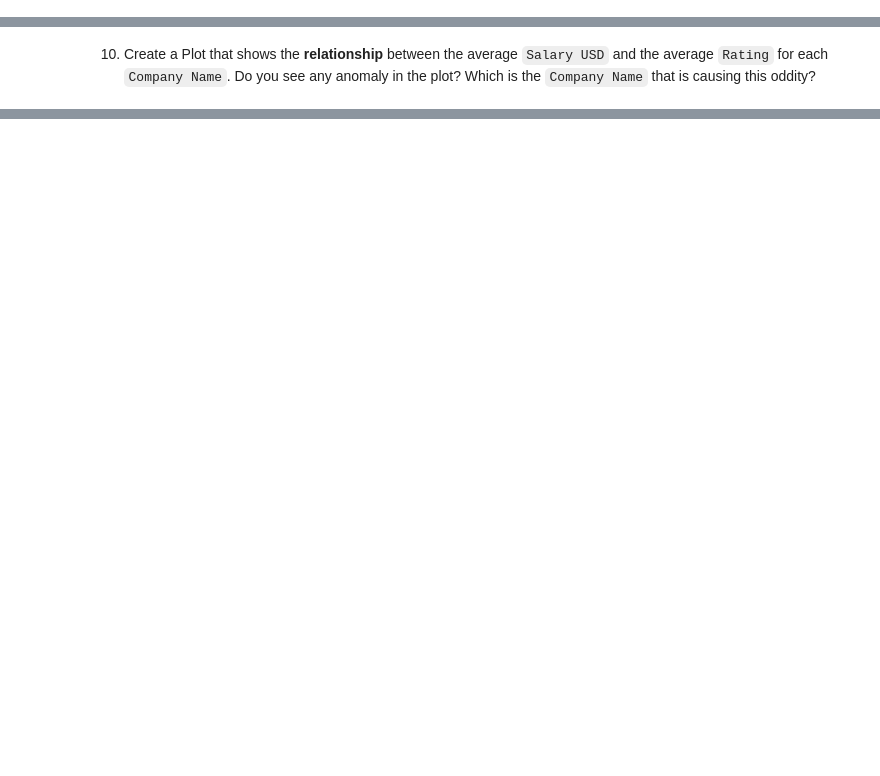
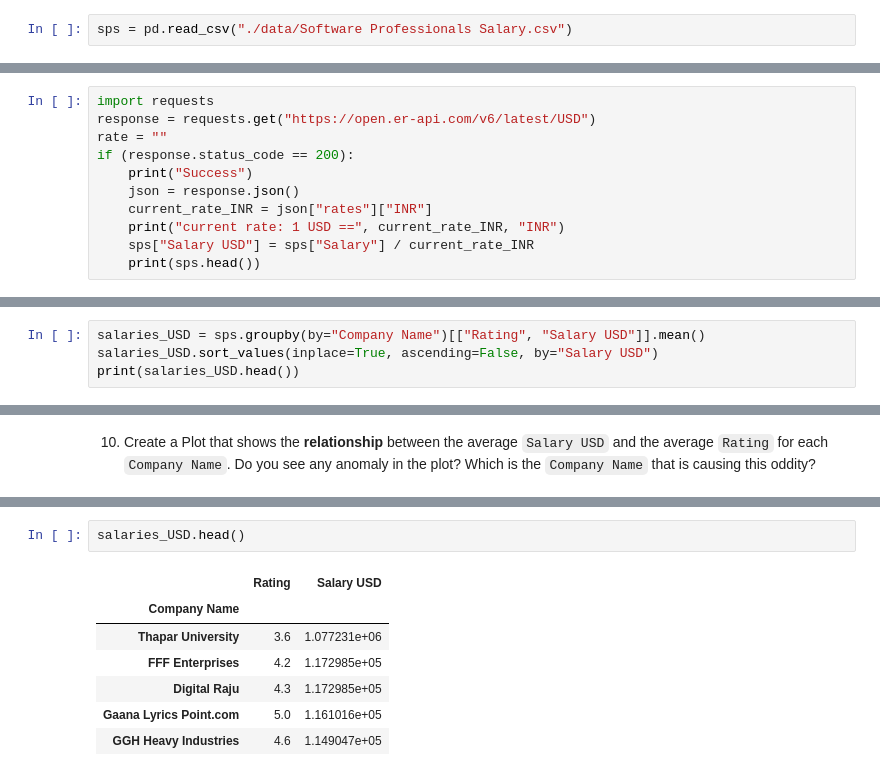
Before and after one commit to extra-jalapenos/python-assignment, a Jupyter notebook: Final Assignment P1.ipynb, the cells around one changed output, grey strips where cells are left out. Cells and saved outputs as stored; diff of their text form; blank space fills up the shorter version.

```diff
--- a/Final Assignment P1.ipynb
+++ b/Final Assignment P1.ipynb
@@ -22,2 +24,4 @@ The dataset name is `Software Professionals Salary.csv` and you will find it in
+# %%
+sps = pd.read_csv("./data/Software Professionals Salary.csv")
 # %% [markdown]
 1. What is the shape (rows, cols) of the `sps` DataFrame?
@@ -34,2 +103,13 @@ The dataset name is `Software Professionals Salary.csv` and you will find it in
 # %% [markdown]
 7. As you may have noticed, the `Salary` is reported in Indian Rupees (ISO code: INR). Using the [Open Access Endpoint](https://www.exchangerate-api.com/docs/free) (no API Key required) of the ExchangeRate-API service, create a new column named `Salary USD` containing the salary-equivalent in USD and round the result to zero decimals. What is the conversion rate between USD-INR at the time of your execution? *Note: of course, this result will change in time*
+# %%
+import requests
+response = requests.get("https://open.er-api.com/v6/latest/USD")
+rate = ""
+if (response.status_code == 200):
+	print("Success")
+	json = response.json()
+	current_rate_INR = json["rates"]["INR"]
+	print("current rate: 1 USD ==", current_rate_INR, "INR")
+	sps["Salary USD"] = sps["Salary"] / current_rate_INR
+	print(sps.head())
@@ -38,2 +138,6 @@ The dataset name is `Software Professionals Salary.csv` and you will find it in
 # %% [markdown]
 9. Which `Company Name` has the highest **average** `Salary USD` across all `Job Title`s?
+# %%
+salaries_USD = sps.groupby(by="Company Name")[["Rating", "Salary USD"]].mean()
+salaries_USD.sort_values(inplace=True, ascending=False, by="Salary USD")
+print(salaries_USD.head())
@@ -41,0 +163,10 @@ The dataset name is `Software Professionals Salary.csv` and you will find it in
+# %%
+salaries_USD.head()
+# %% [output]
+|  | Rating | Salary USD |
+| Company Name |  |  |
+| Thapar University | 3.6 | 1.077231e+06 |
+| FFF Enterprises | 4.2 | 1.172985e+05 |
+| Digital Raju | 4.3 | 1.172985e+05 |
+| Gaana Lyrics Point.com | 5.0 | 1.161016e+05 |
+| GGH Heavy Industries | 4.6 | 1.149047e+05 |
```
Also changed, not shown: parts of 11 cells of this notebook.
